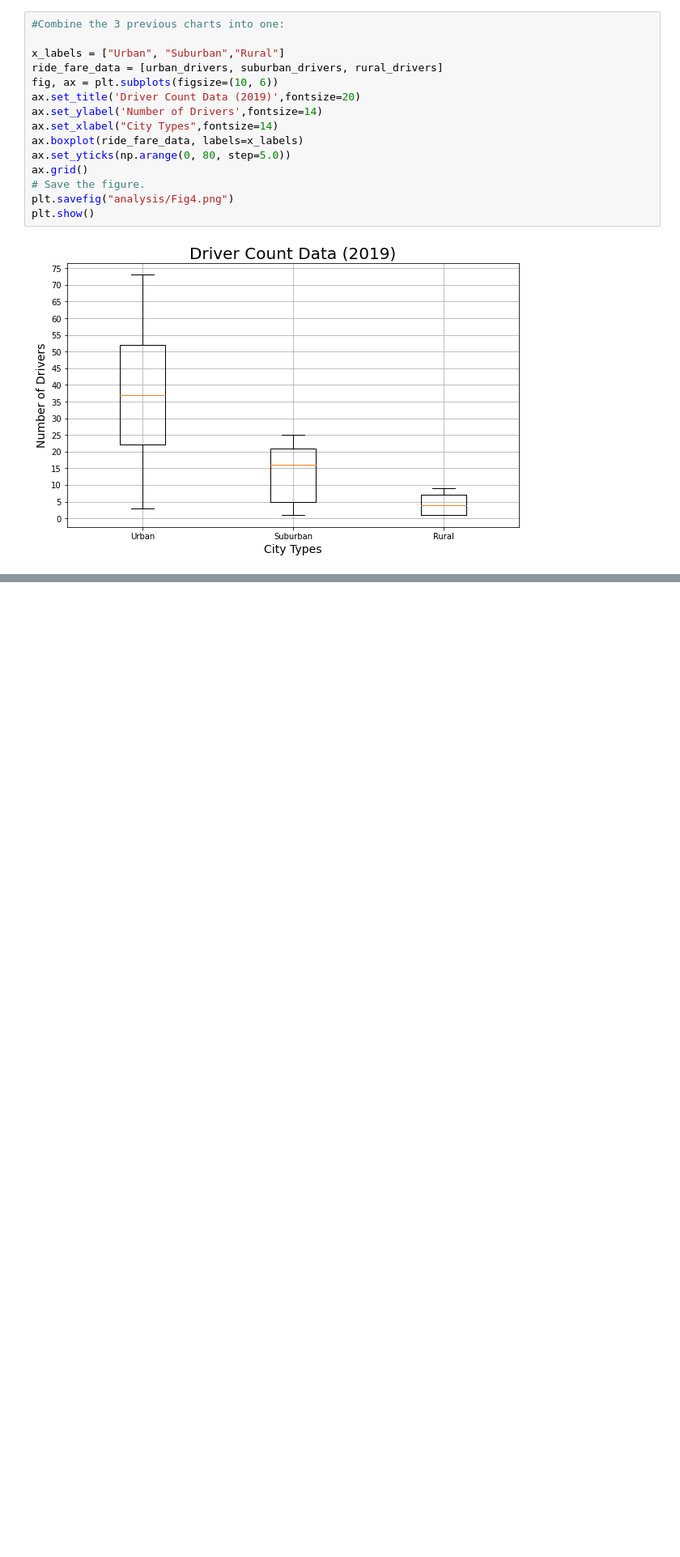
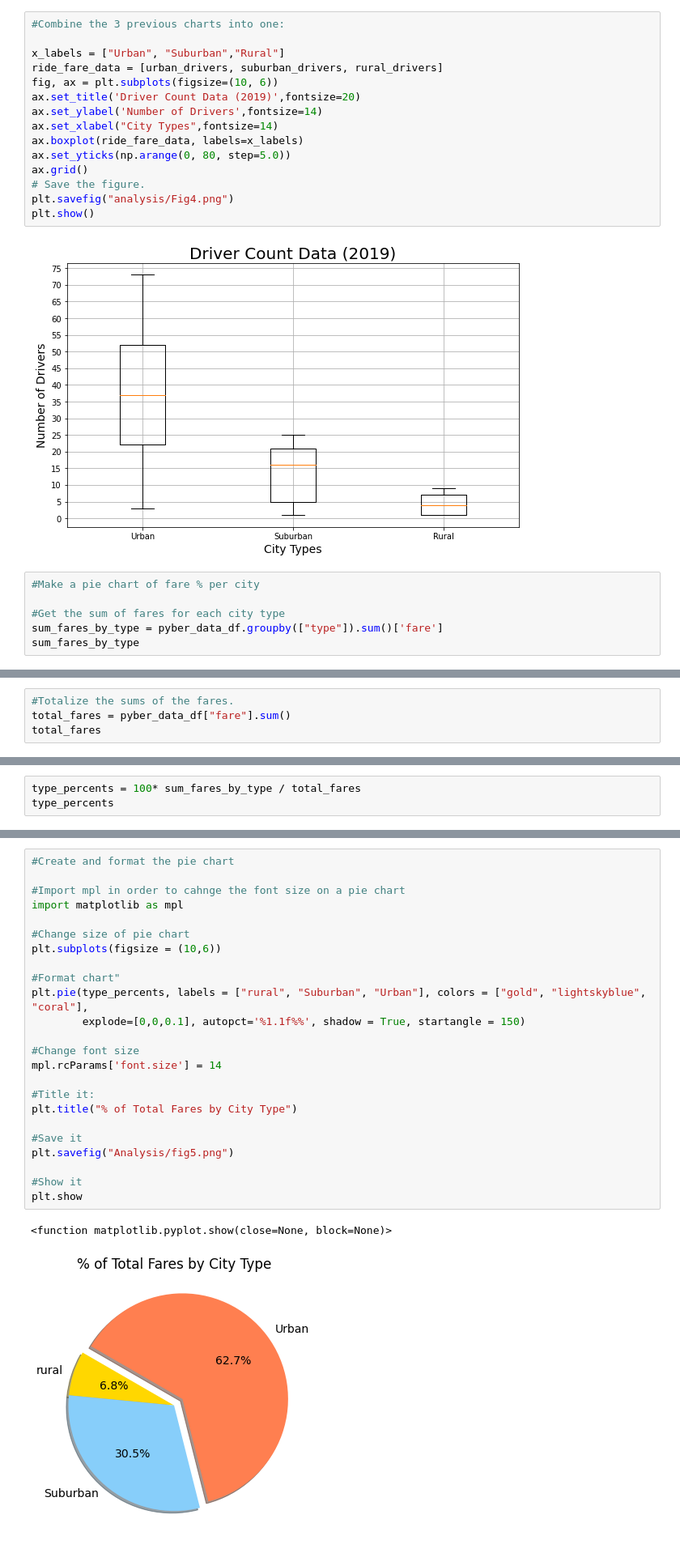
Before and after one commit to ldvermunt/PyBer_Analysis, a Jupyter notebook: PyBer.ipynb, the cells around one changed output, grey strips where cells are left out. Shown at 81% size. Cells and saved outputs as stored; diff of their text form; blank space fills up the shorter version.

Commit message:
Commit code after first pie chart

```diff
--- a/PyBer.ipynb
+++ b/PyBer.ipynb
@@ -842,3 +842,9 @@ plt.savefig("analysis/Fig4.png")
 plt.show()
 # %% [output]
 [figure]
+# %%
+#Make a pie chart of fare % per city
+
+#Get the sum of fares for each city type
+sum_fares_by_type = pyber_data_df.groupby(["type"]).sum()['fare']
+sum_fares_by_type
@@ -844,0 +857,4 @@ plt.show()
+# %%
+#Totalize the sums of the fares.
+total_fares = pyber_data_df["fare"].sum()
+total_fares
@@ -844,0 +863,3 @@ plt.show()
+# %%
+type_percents = 100* sum_fares_by_type / total_fares
+type_percents
@@ -844,0 +872,27 @@ plt.show()
+# %%
+#Create and format the pie chart
+
+#Import mpl in order to cahnge the font size on a pie chart
+import matplotlib as mpl
+
+#Change size of pie chart
+plt.subplots(figsize = (10,6))
+
+#Format chart"
+plt.pie(type_percents, labels = ["rural", "Suburban", "Urban"], colors = ["gold", "lightskyblue", "coral"],
+        explode=[0,0,0.1], autopct='%1.1f%%', shadow = True, startangle = 150)
+
+#Change font size
+mpl.rcParams['font.size'] = 14
+
+#Title it:
+plt.title("% of Total Fares by City Type")
+
+#Save it
+plt.savefig("Analysis/fig5.png")
+
+#Show it
+plt.show
+# %% [output]
+<function matplotlib.pyplot.show(close=None, block=None)>
+[figure, added]
```
Also changed, not shown: parts of 3 cells of this notebook.
